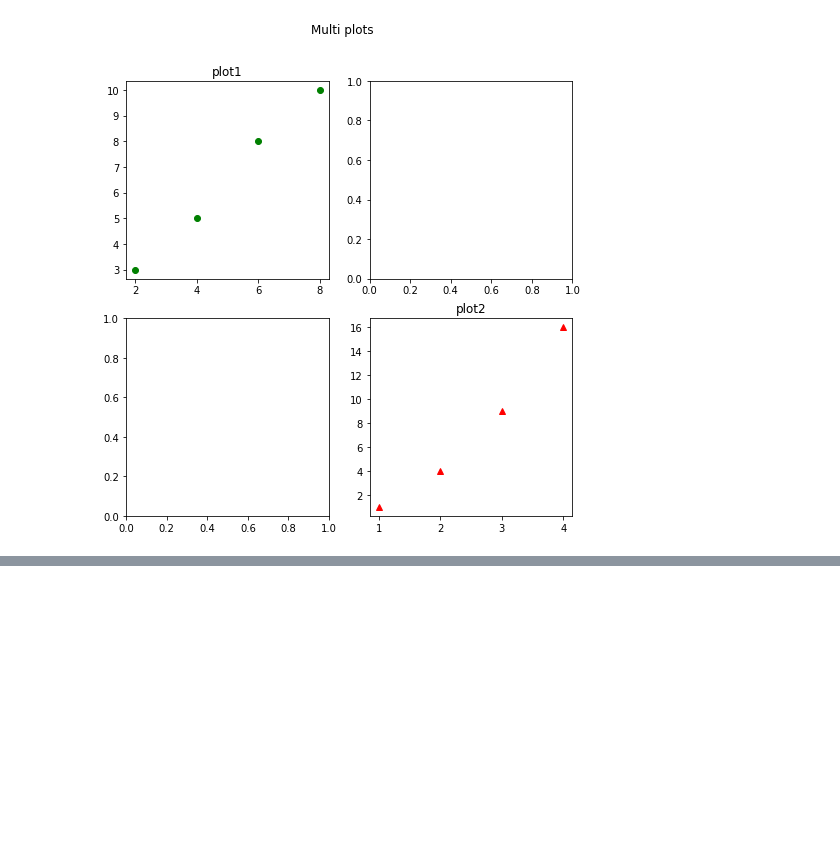
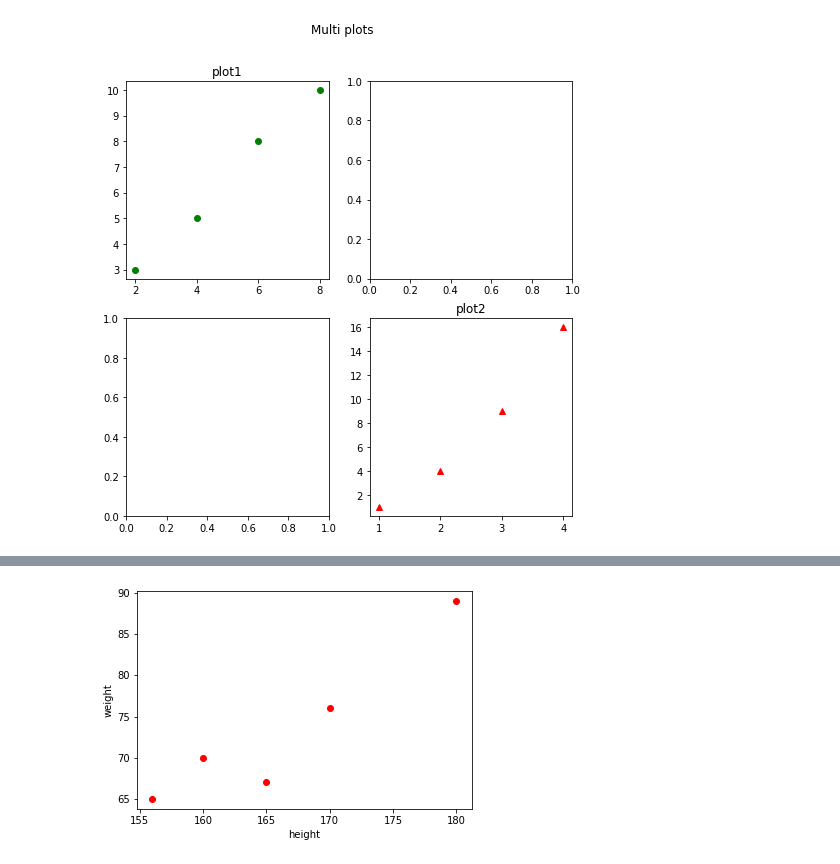
Before and after one commit to jagadeesh-vinnakota/data-visualization, a Jupyter notebook: baisc_visualizations.ipynb, the cells around one changed output, grey strips where cells are left out. Saved outputs shown, nothing was run; the diff lists cells and outputs as text; code cells hidden in the pictures; blank space fills up the shorter version.

```diff
--- a/baisc_visualizations.ipynb
+++ b/baisc_visualizations.ipynb
@@ -57,0 +99,11 @@ plt.show()
+# %%
+# Scatter Plots
+height = [160,170,180,165,156]
+weight = [70,76,89,67,65]
+
+plt.scatter(height, weight, color = 'red')
+plt.xlabel("height")
+plt.ylabel("weight")
+plt.show()
+# %% [output]
+[figure, added]
```
Also changed, not shown: parts of 3 cells of this notebook, 1 other file.
